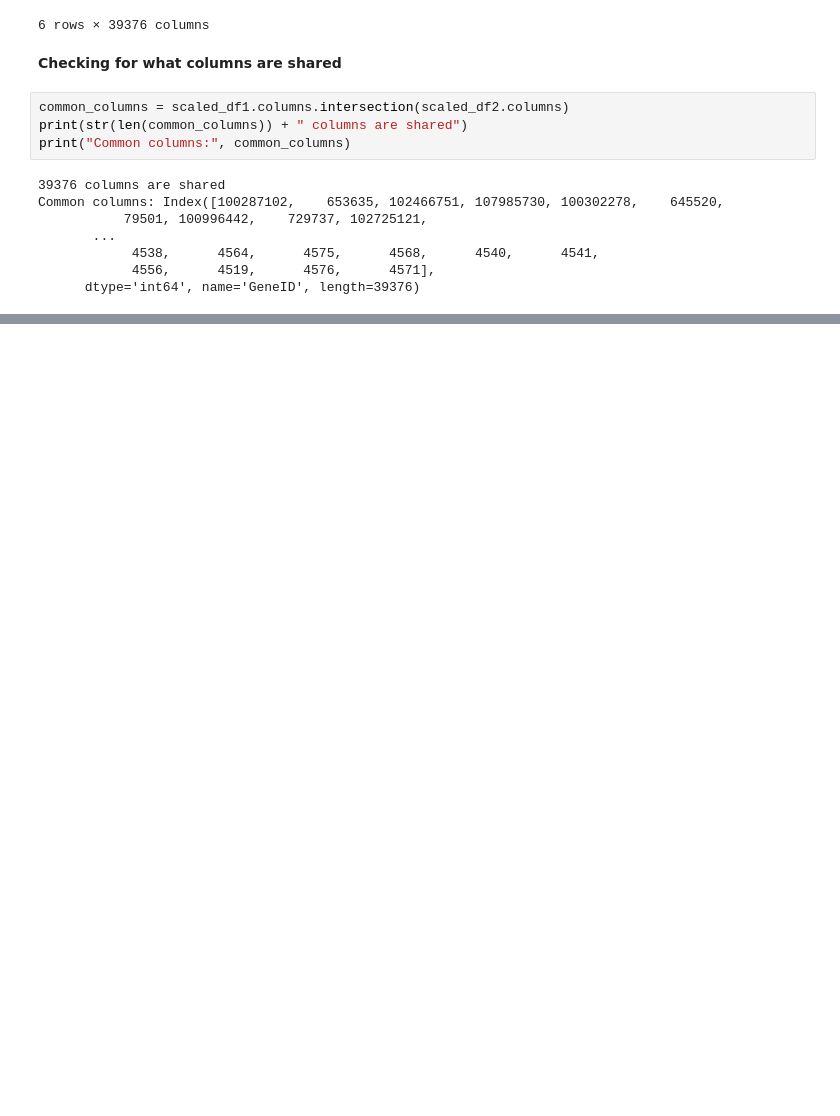
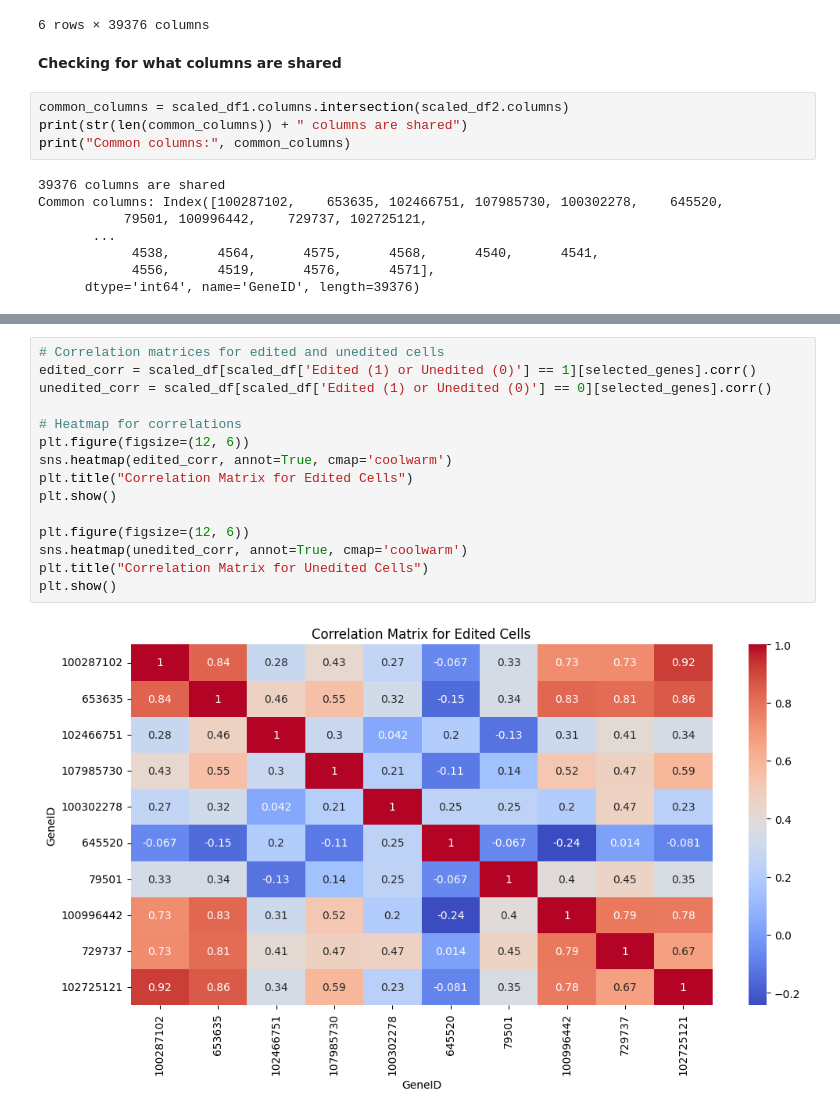
Before and after one commit to zoraizmohammad/LifeEdit, a Jupyter notebook: LifeEdit_EDA_MZ.ipynb, the cells around one changed output, grey strips where cells are left out. Cells and saved outputs as stored; diff of their text form; blank space fills up the shorter version.

```diff
--- a/LifeEdit_EDA_MZ.ipynb
+++ b/LifeEdit_EDA_MZ.ipynb
@@ -317,0 +405,17 @@ print("p-Value:", anova_results.pvalue)
+# %%
+# Correlation matrices for edited and unedited cells
+edited_corr = scaled_df[scaled_df['Edited (1) or Unedited (0)'] == 1][selected_genes].corr()
+unedited_corr = scaled_df[scaled_df['Edited (1) or Unedited (0)'] == 0][selected_genes].corr()
+
+# Heatmap for correlations
+plt.figure(figsize=(12, 6))
+sns.heatmap(edited_corr, annot=True, cmap='coolwarm')
+plt.title("Correlation Matrix for Edited Cells")
+plt.show()
+
+plt.figure(figsize=(12, 6))
+sns.heatmap(unedited_corr, annot=True, cmap='coolwarm')
+plt.title("Correlation Matrix for Unedited Cells")
+plt.show()
+# %% [output]
+[figure, added]
```
Also changed, not shown: parts of 15 cells of this notebook.
